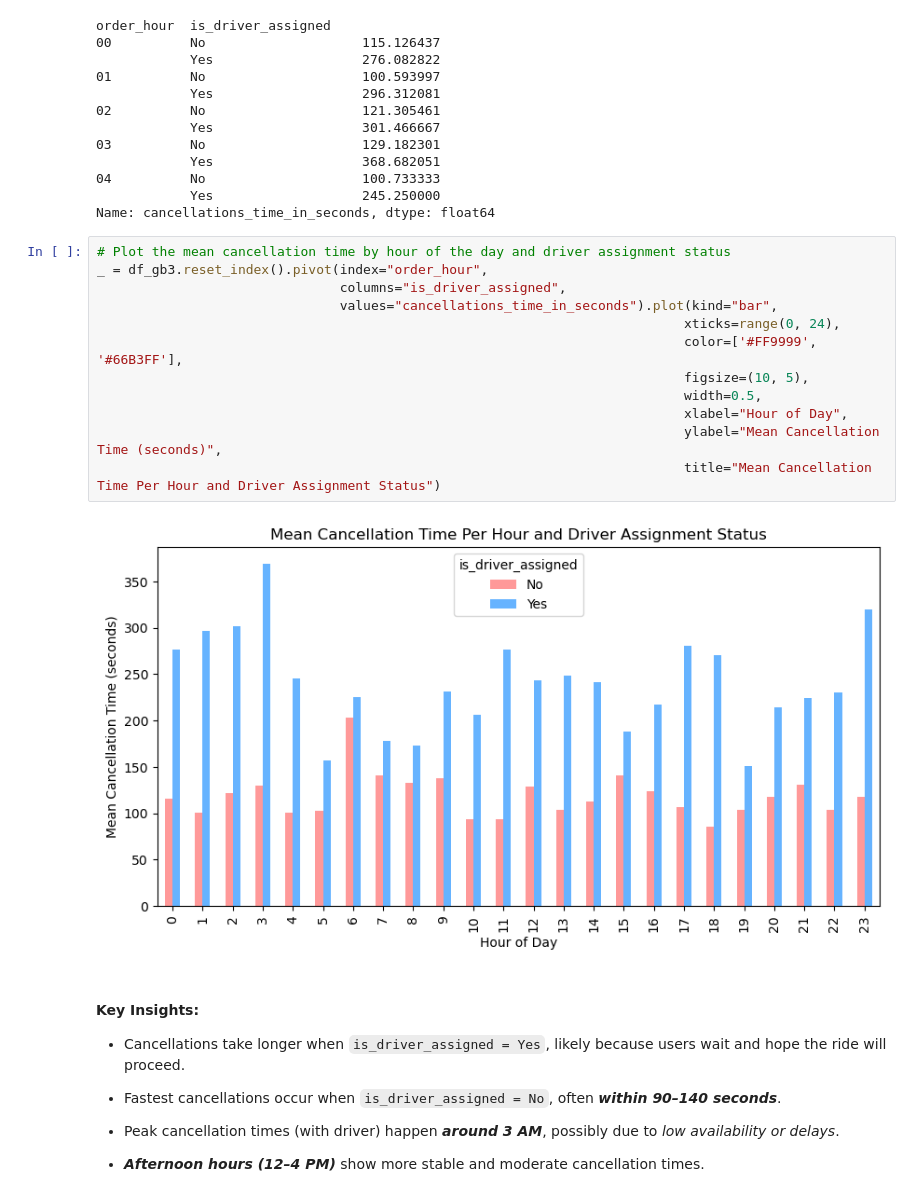
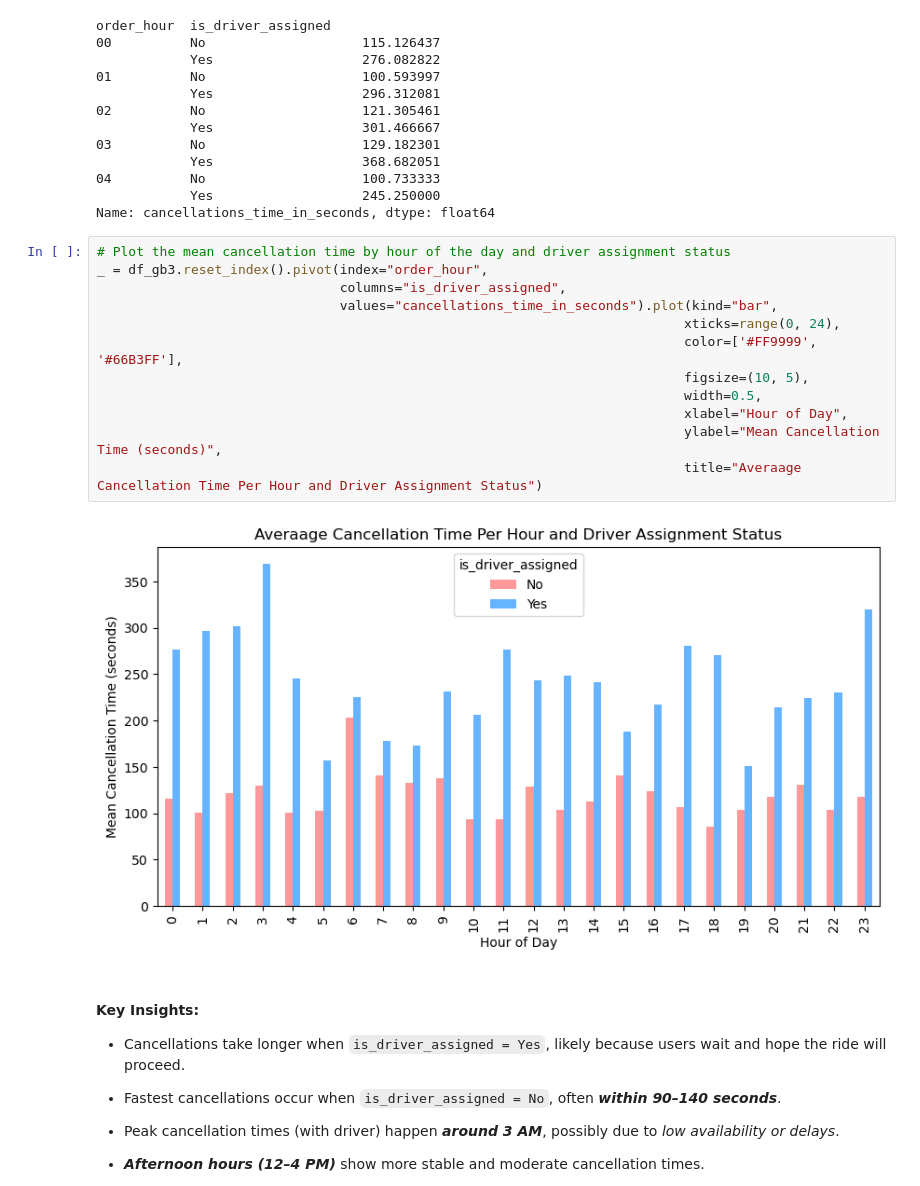
Before and after one commit to ethanaire/Analysing-Gett-Failed-Orders-data-in-Python, a Jupyter notebook: failed_orders_analytics.ipynb, the cells around one changed output. Saved outputs shown, nothing was run; the diff lists cells and outputs as text.

```diff
--- a/failed_orders_analytics.ipynb
+++ b/failed_orders_analytics.ipynb
@@ -341,17 +341,17 @@ Name: cancellations_time_in_seconds, dtype: float64
 # %%
 # Plot the mean cancellation time by hour of the day and driver assignment status
 _ = df_gb3.reset_index().pivot(index="order_hour",
                                columns="is_driver_assigned",
                                values="cancellations_time_in_seconds").plot(kind="bar",
                                                                            xticks=range(0, 24),
                                                                            color=['#FF9999', '#66B3FF'],
                                                                            figsize=(10, 5),
                                                                            width=0.5,
                                                                            xlabel="Hour of Day",
                                                                            ylabel="Mean Cancellation Time (seconds)",
-                                                                           title="Mean Cancellation Time Per Hour and Driver Assignment Status")
+                                                                           title="Averaage Cancellation Time Per Hour and Driver Assignment Status")
 # %% [output]
-[figure, old version]
+[figure, new version]
 # %% [markdown]
 #### **Key Insights:**
 
```
Also changed, not shown: parts of 3 cells of this notebook.
